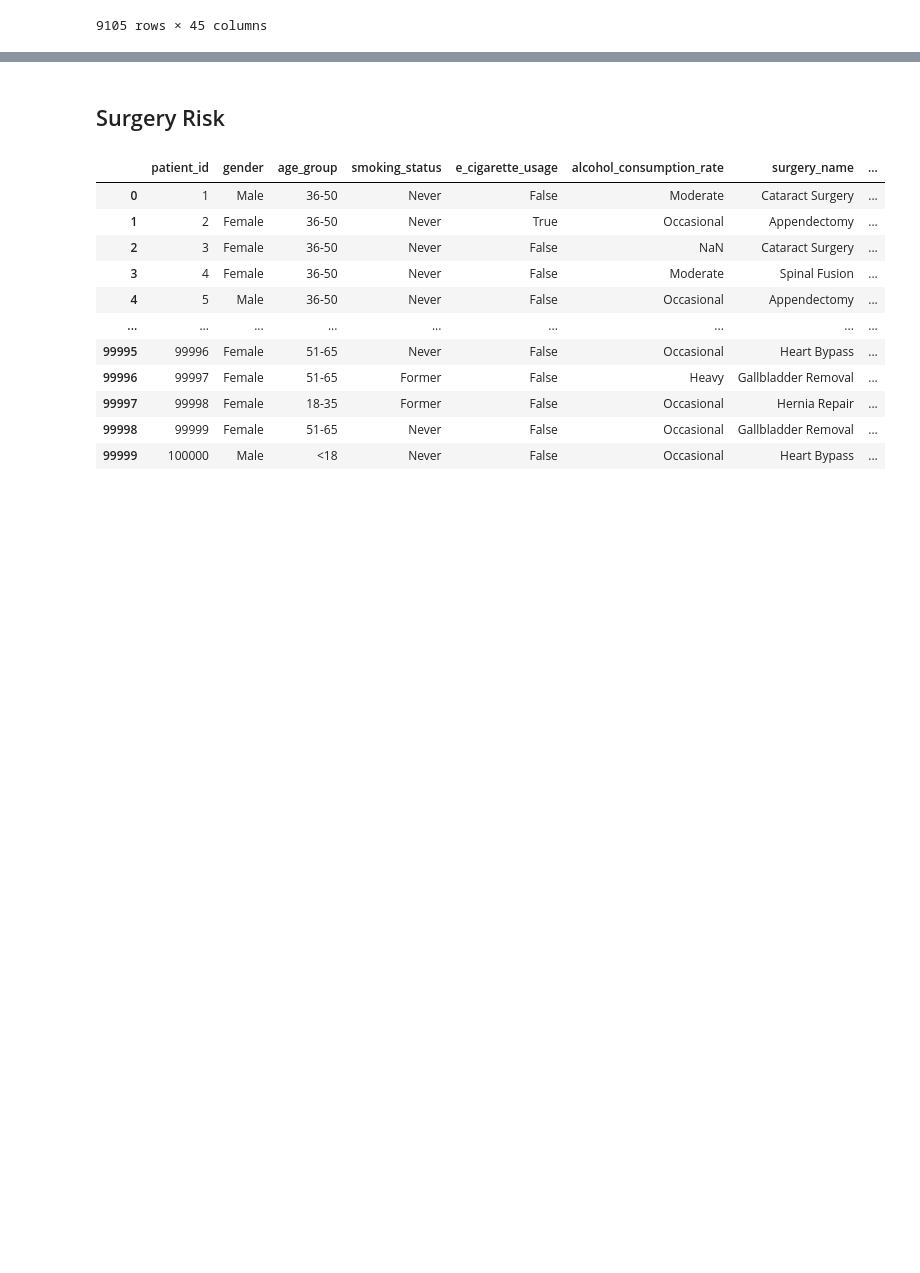
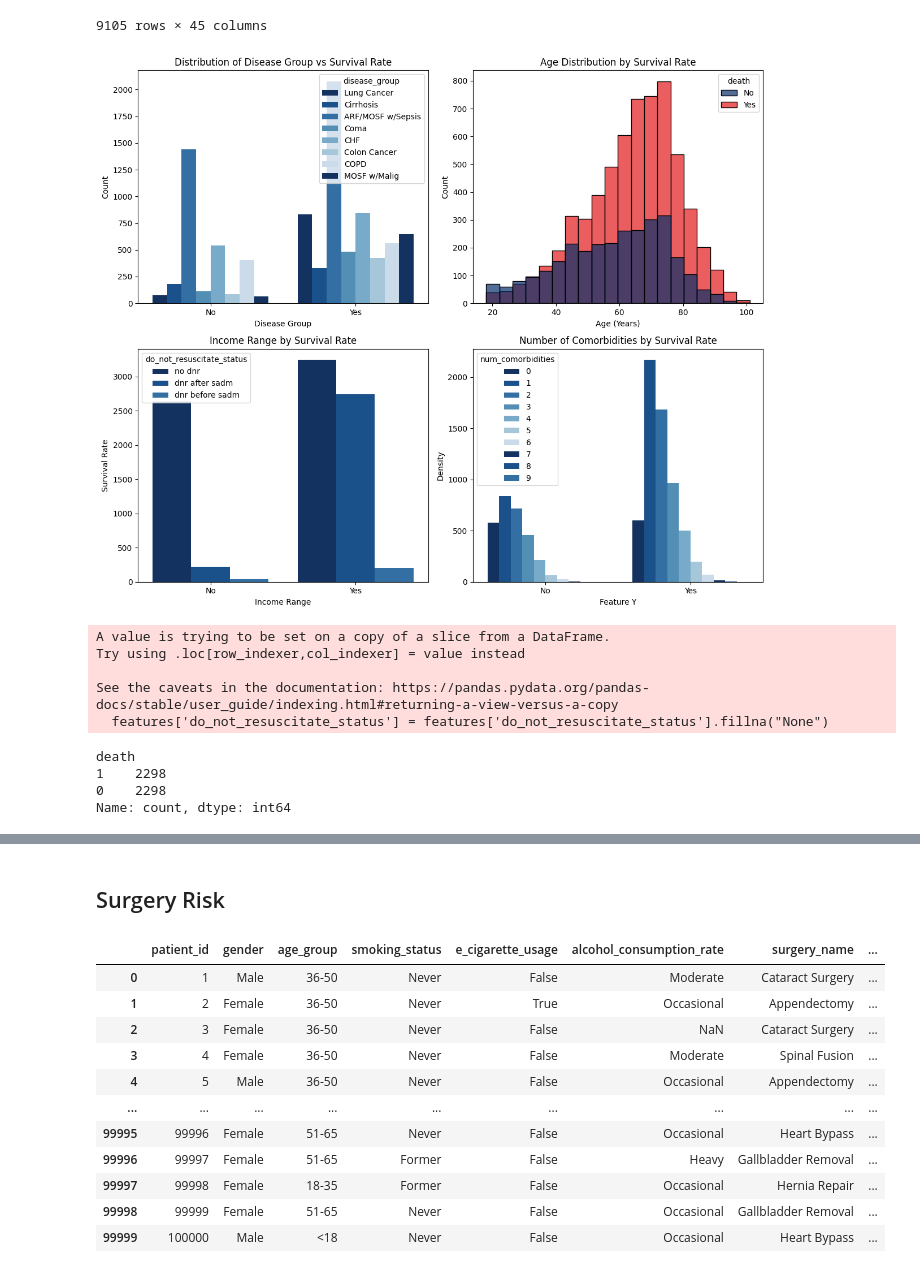
Before and after one commit to JinnOppa/MedInsight, a Jupyter notebook: Source/EDA/EDA.ipynb, the cells around one changed output, grey strips where cells are left out. Saved outputs shown, nothing was run; the diff lists cells and outputs as text; code cells hidden in the pictures; blank space fills up the shorter version.

```diff
--- a/Source/EDA/EDA.ipynb
+++ b/Source/EDA/EDA.ipynb
@@ -32,0 +85,4 @@ df_survival_rate
+# %%
+df_survival_rate['age_years'] = df_survival_rate['age_years'].astype(int)
+# %%
+df_survival_rate['death'] = ((df_survival_rate['death_outside_hospital'] == 1) | (df_survival_rate['death_inside_hospital'] == 1)).astype(int)
@@ -32,0 +91,41 @@ df_survival_rate
+# %%
+df_survival_rate['death'] = df_survival_rate['death'].replace({0: 'No', 1: 'Yes'})
+# %%
+fig, axes = plt.subplots(2, 2, figsize=(12, 10))
+
+dark_blue_palette = ['#08306b', '#08519c', '#2171b5', '#4292c6', '#6baed6', '#9ecae1', '#c6dbef']
+
+# Plot 1: Distribution of Disease Group against Survival Rate
+sns.countplot(ax=axes[0, 0], data=df_survival_rate, x='death',hue='disease_group',palette=dark_blue_palette)
+axes[0, 0].set_title('Distribution of Disease Group vs Survival Rate')
+axes[0, 0].set_xlabel('Disease Group')
+axes[0, 0].set_ylabel('Count')
+
+custom_palette = {
+    'No': '#008000',  # Dark Blue for 'death' = 0
+    'Yes': '#e31a1c'   # Dark Red for 'death' = 1
+}
+
+# Plot 2: Histogram of Death vs Age
+sns.histplot(ax=axes[0, 1], data=df_survival_rate, x='age_years', hue='death', kde=False, bins=20, palette=custom_palette, alpha=0.7)
+axes[0, 1].set_title('Age Distribution by Survival Rate')
+axes[0, 1].set_xlabel('Age (Years)')
+axes[0, 1].set_ylabel('Count')
+
+# Plot 3: Random example plot 2 (Replace with actual plot logic)
+sns.countplot(ax=axes[1, 0], data=df_survival_rate, x='death', hue='do_not_resuscitate_status', palette = dark_blue_palette)
+axes[1, 0].set_title('Income Range by Survival Rate')
+axes[1, 0].set_xlabel('Income Range')
+axes[1, 0].set_ylabel('Survival Rate')
+
+# Plot 4: Random example plot 3 (Replace with actual plot logic)
+sns.countplot(ax=axes[1, 1], data=df_survival_rate, x='death', hue='num_comorbidities', palette= dark_blue_palette)
+axes[1, 1].set_title('Number of Comorbidities by Survival Rate')
+axes[1, 1].set_xlabel('Feature Y')
+axes[1, 1].set_ylabel('Density')
+
+# Adjust layout
+plt.tight_layout()
+plt.show()
+# %% [output]
+[figure, added]
@@ -32,0 +137,8 @@ df_survival_rate
+# %%
+features['do_not_resuscitate_status'] = features['do_not_resuscitate_status'].fillna("None")
+# %% [output]
+A value is trying to be set on a copy of a slice from a DataFrame.
+Try using .loc[row_indexer,col_indexer] = value instead
+
+See the caveats in the documentation: https://pandas.pydata.org/pandas-docs/stable/user_guide/indexing.html#returning-a-view-versus-a-copy
+  features['do_not_resuscitate_status'] = features['do_not_resuscitate_status'].fillna("None")
@@ -32,0 +147,21 @@ df_survival_rate
+# %%
+# Separate the majority and minority classes
+death_majority_class= features[features['death'] == 1]
+death_minority_class = features[features['death'] == 0]
+
+# Undersample the majority class
+death_majority_class_undersampled = death_majority_class.sample(n=len(death_minority_class), random_state=42)
+
+# Combine the undersampled majority class with the minority class
+death_undersampled_df = pd.concat([death_majority_class_undersampled, death_minority_class], axis=0)
+
+# Shuffle the dataset
+death_undersampled_df= death_undersampled_df.sample(frac=1, random_state=42).reset_index(drop=True)
+
+# Check the class distribution after undersampling
+print(death_undersampled_df['death'].value_counts())
+# %% [output]
+death
+1    2298
+0    2298
+Name: count, dtype: int64
```
Also changed, not shown: parts of 23 cells of this notebook.
